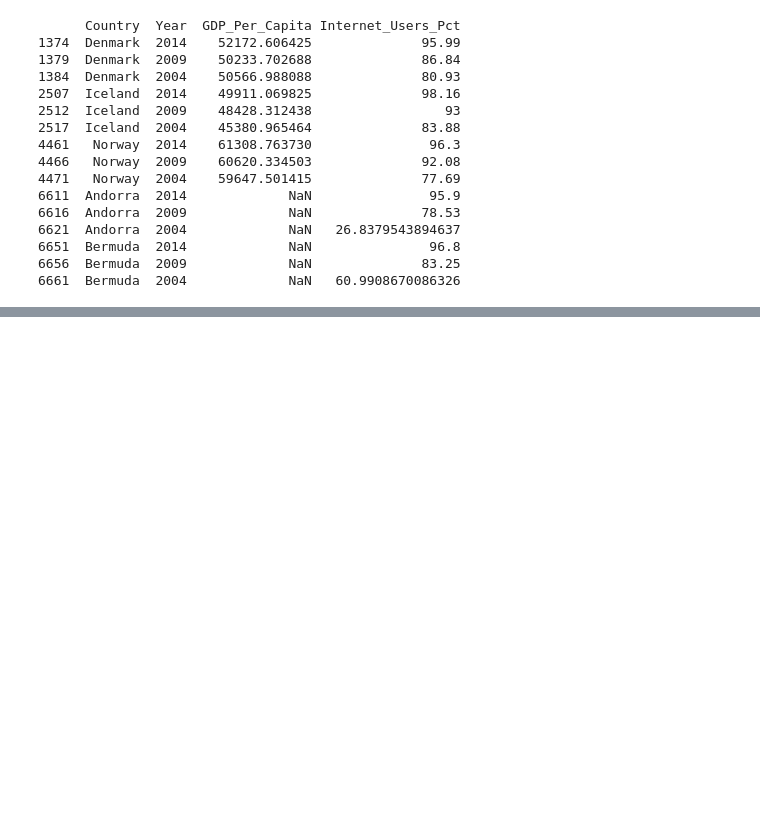
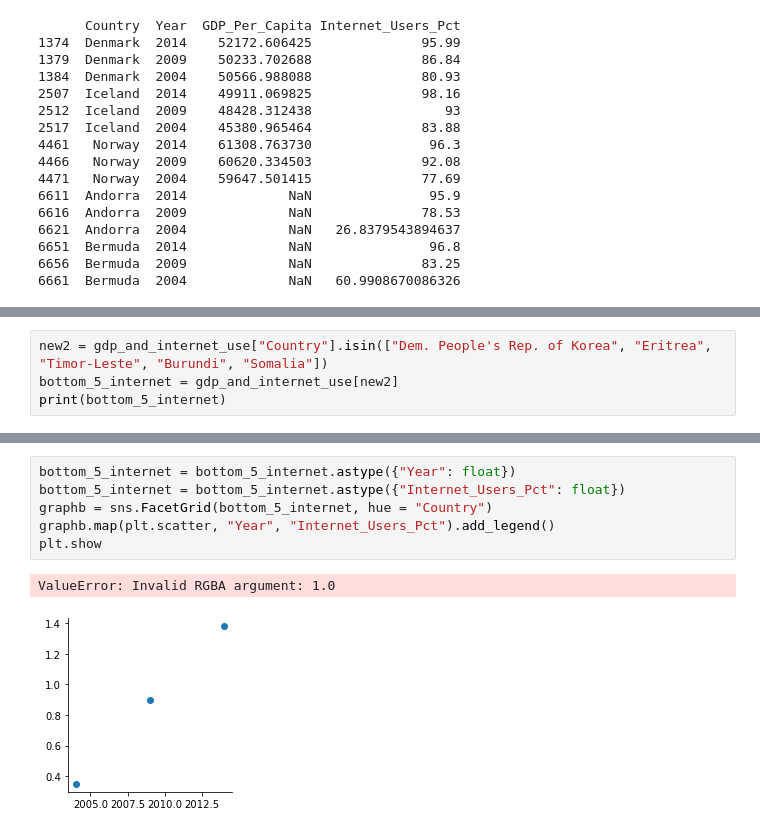
Before and after one commit to ryanhilber93/gdp-and-internet-usage-ryanhilber93, a Jupyter notebook: GDP_and_internet_use_project.ipynb, the cells around one changed output, grey strips where cells are left out. Saved outputs shown, nothing was run; the diff lists cells and outputs as text; blank space fills up the shorter version.

```diff
--- a/GDP_and_internet_use_project.ipynb
+++ b/GDP_and_internet_use_project.ipynb
@@ -457,0 +482,4 @@ print(top_5_internet)
+# %%
+new2 = gdp_and_internet_use["Country"].isin(["Dem. People's Rep. of Korea", "Eritrea", "Timor-Leste", "Burundi", "Somalia"])
+bottom_5_internet = gdp_and_internet_use[new2]
+print(bottom_5_internet)
@@ -457,0 +502,9 @@ print(top_5_internet)
+# %%
+bottom_5_internet = bottom_5_internet.astype({"Year": float})
+bottom_5_internet = bottom_5_internet.astype({"Internet_Users_Pct": float})
+graphb = sns.FacetGrid(bottom_5_internet, hue = "Country")
+graphb.map(plt.scatter, "Year", "Internet_Users_Pct").add_legend()
+plt.show
+# %% [output]
+ValueError: Invalid RGBA argument: 1.0
+[figure, added]
```
Also changed, not shown: parts of 17 cells of this notebook.
